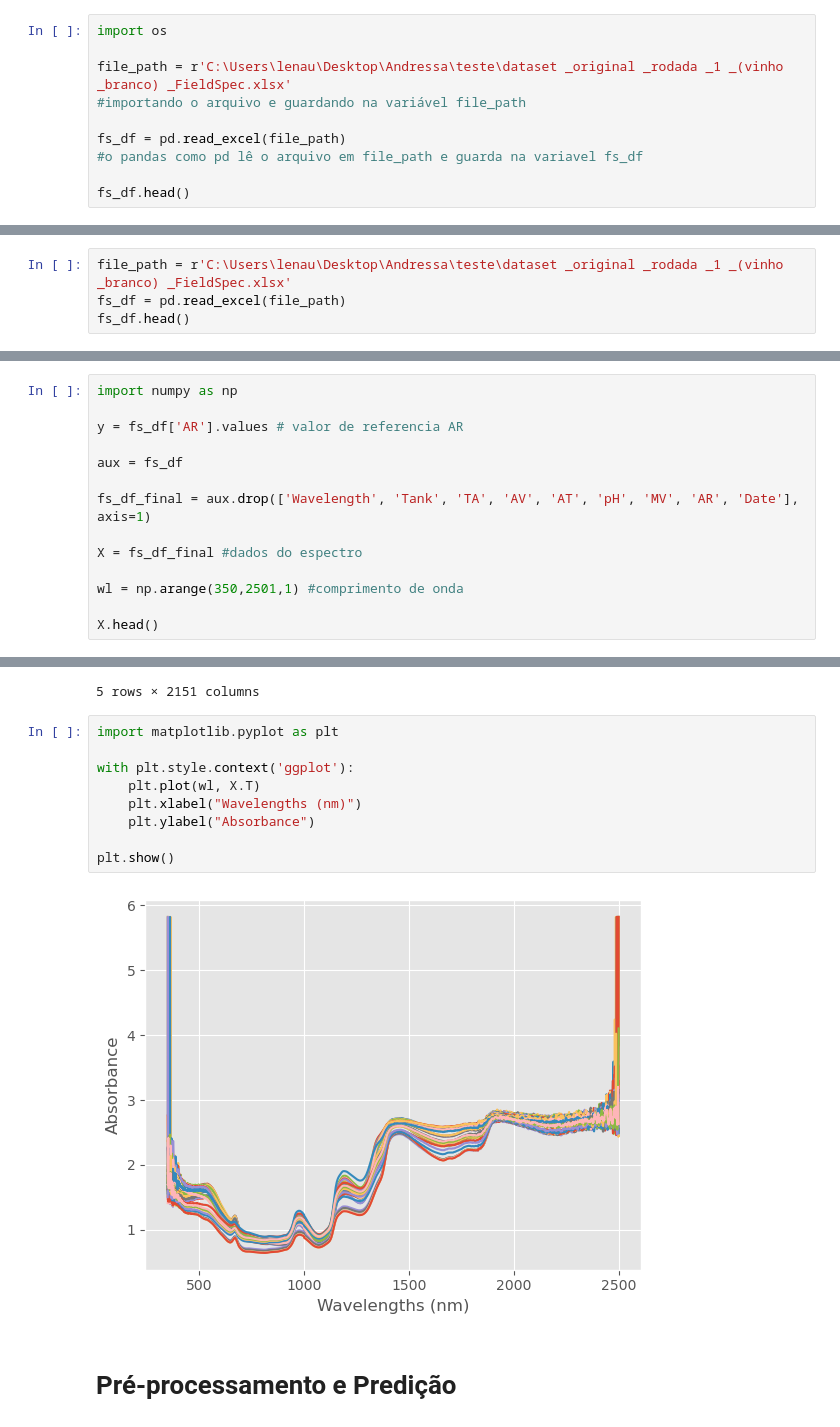
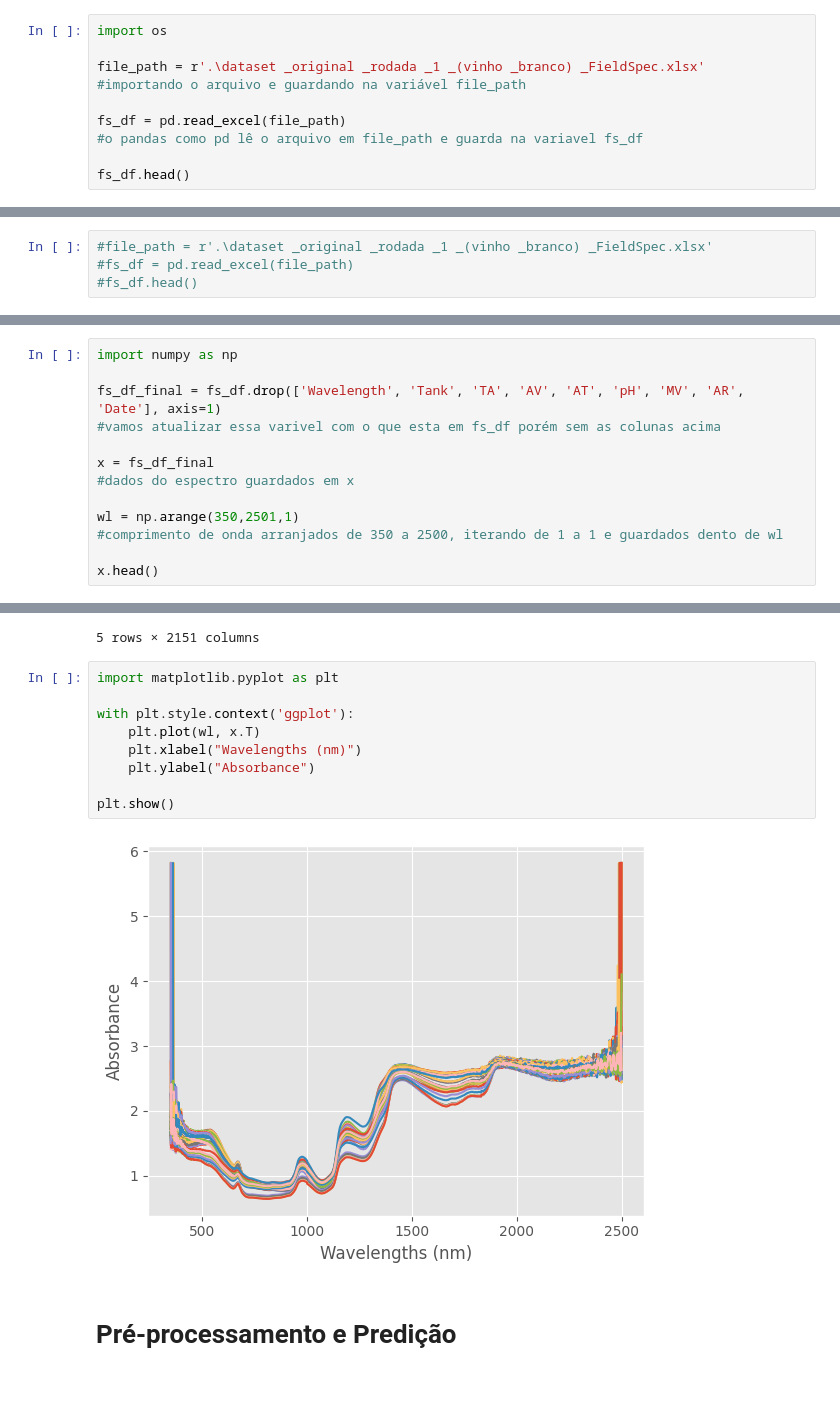
Before and after one commit to xndrxssx/field_spec_data_tests, a Jupyter notebook: field_spec_tanques_fermentacao.ipynb, the cells around one changed output, grey strips where cells are left out. Saved outputs shown, nothing was run; the diff lists cells and outputs as text; blank space fills up the shorter version.

```diff
--- a/teste.ipynb
+++ b/field_spec_tanques_fermentacao.ipynb
@@ -3,7 +11,7 @@ import pandas as pd
 # %%
 import os
 
-file_path = r'C:\Users\lenau\Desktop\Andressa\teste\dataset _original _rodada _1 _(vinho _branco) _FieldSpec.xlsx'
+file_path = r'.\dataset _original _rodada _1 _(vinho _branco) _FieldSpec.xlsx'
 #importando o arquivo e guardando na variável file_path
 
 fs_df = pd.read_excel(file_path)
@@ -50,6 +65,6 @@ fs_df_final.head()
 | 4 | amostra_00005.asd.txt | 2022-11-02 | 107 | 10.43 | 10.43 | 0.10 | 4.27 | 3.8 | 1077 | 182.46 | ... | ... |
 5 rows × 2161 columns
 # %%
-file_path = r'C:\Users\lenau\Desktop\Andressa\teste\dataset _original _rodada _1 _(vinho _branco) _FieldSpec.xlsx'
-fs_df = pd.read_excel(file_path)
-fs_df.head()
+#file_path = r'.\dataset _original _rodada _1 _(vinho _branco) _FieldSpec.xlsx'
+#fs_df = pd.read_excel(file_path)
+#fs_df.head()
@@ -74,17 +73,16 @@ fs_df_final.head()
 # %%
 import numpy as np
 
-y = fs_df['AR'].values # valor de referencia AR
+fs_df_final = fs_df.drop(['Wavelength', 'Tank', 'TA', 'AV', 'AT', 'pH', 'MV', 'AR', 'Date'], axis=1)
+#vamos atualizar essa varivel com o que esta em fs_df porém sem as colunas acima
 
-aux = fs_df
+x = fs_df_final
+#dados do espectro guardados em x
 
-fs_df_final = aux.drop(['Wavelength', 'Tank', 'TA', 'AV', 'AT', 'pH', 'MV', 'AR', 'Date'], axis=1)
+wl = np.arange(350,2501,1)
+#comprimento de onda arranjados de 350 a 2500, iterando de 1 a 1 e guardados dento de wl
 
-X = fs_df_final #dados do espectro
-
-wl = np.arange(350,2501,1) #comprimento de onda
-
-X.head()
+x.head()
 # %% [output]
 |  | 350 | 351 | 352 | 353 | 354 | 355 | 356 | 357 | 358 | 359 | ... | ... |
 | 0 | 1.631373 | 1.583009 | 1.688945 | 1.880755 | 1.719132 | 1.749026 | 1.787512 | 1.707210 | 1.788553 | 1.709570 | ... | ... |
@@ -96,14 +94,14 @@ X.head()
 # %%
 import matplotlib.pyplot as plt
 
 with plt.style.context('ggplot'):
-    plt.plot(wl, X.T)
+    plt.plot(wl, x.T)
     plt.xlabel("Wavelengths (nm)")
     plt.ylabel("Absorbance")
 
 plt.show()
 # %% [output]
-[figure, old version]
+[figure, new version]
 # %% [markdown]
 # Pré-processamento e Predição
 # %%
```
Also changed, not shown: parts of 11 cells of this notebook.
